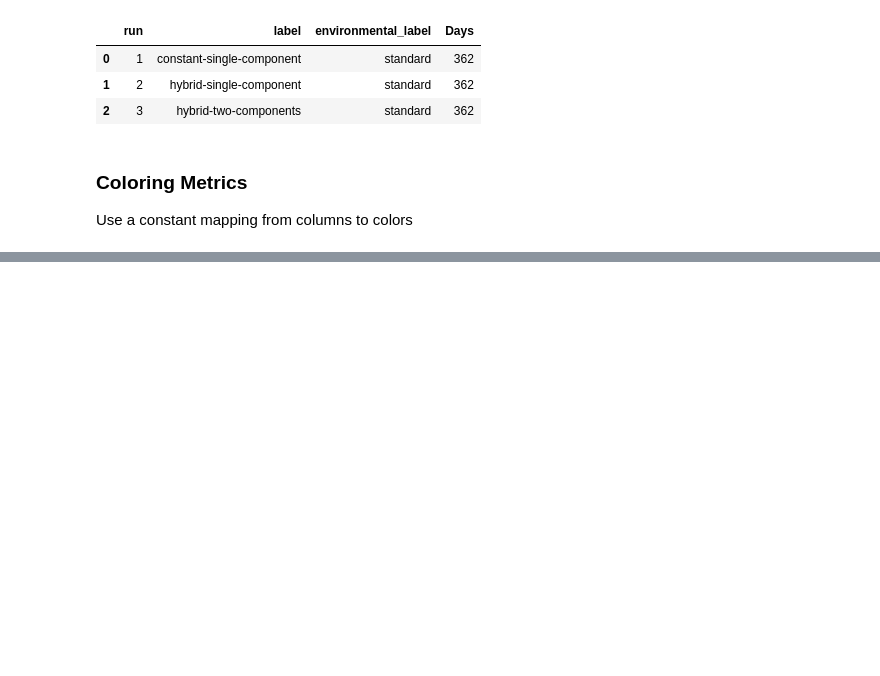
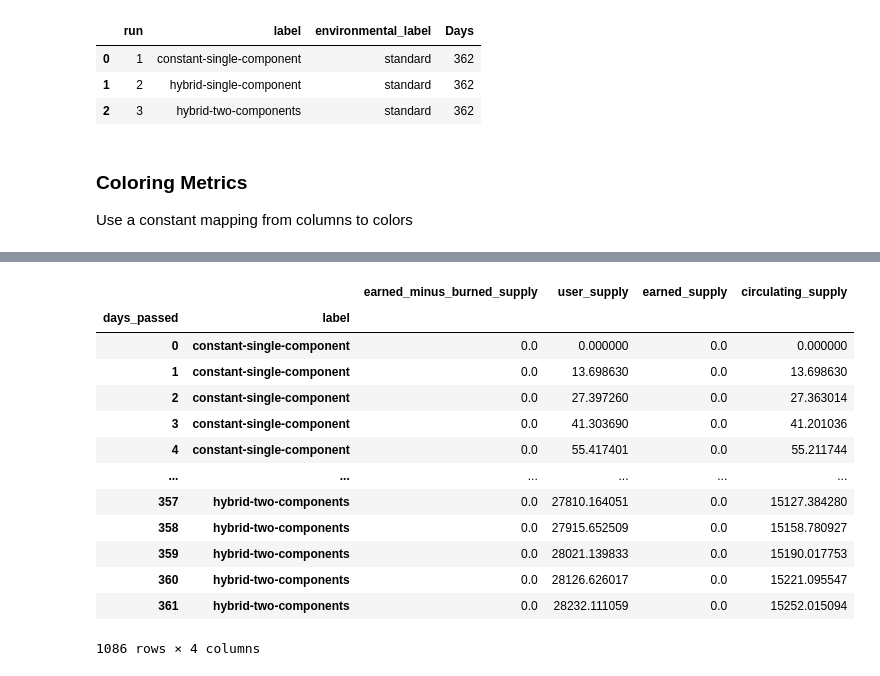
Before and after one commit to BlockScience/subspace, a Jupyter notebook: notebooks/10-reference_subsidy_sweep.ipynb, the cells around one changed output, grey strips where cells are left out. Drawn from its saved outputs; the diff is of its cells as text; code cells hidden in the pictures; blank space fills up the shorter version.

```diff
--- a/notebooks/10-reference_subsidy_sweep.ipynb
+++ b/notebooks/10-reference_subsidy_sweep.ipynb
@@ -152 +226,19 @@ balance_columns = list(set([c for c in sim_df.columns if 'balance' in c]) - set(
+# %%
+box_df = sim_df.set_index(['days_passed', 'label'])[balance_columns]
+box_df
+# %% [output]
+|  |  | earned_minus_burned_supply | user_supply | earned_supply | circulating_supply |
+| days_passed | label |  |  |  |  |
+| 0 | constant-single-component | 0.0 | 0.000000 | 0.0 | 0.000000 |
+| 1 | constant-single-component | 0.0 | 13.698630 | 0.0 | 13.698630 |
+| 2 | constant-single-component | 0.0 | 27.397260 | 0.0 | 27.363014 |
+| 3 | constant-single-component | 0.0 | 41.303690 | 0.0 | 41.201036 |
+| 4 | constant-single-component | 0.0 | 55.417401 | 0.0 | 55.211744 |
+| ... | ... | ... | ... | ... | ... |
+| 357 | hybrid-two-components | 0.0 | 27810.164051 | 0.0 | 15127.384280 |
+| 358 | hybrid-two-components | 0.0 | 27915.652509 | 0.0 | 15158.780927 |
+| 359 | hybrid-two-components | 0.0 | 28021.139833 | 0.0 | 15190.017753 |
+| 360 | hybrid-two-components | 0.0 | 28126.626017 | 0.0 | 15221.095547 |
+| 361 | hybrid-two-components | 0.0 | 28232.111059 | 0.0 | 15252.015094 |
+1086 rows × 4 columns
 # %%
```
Also changed, not shown: parts of 21 cells of this notebook.
